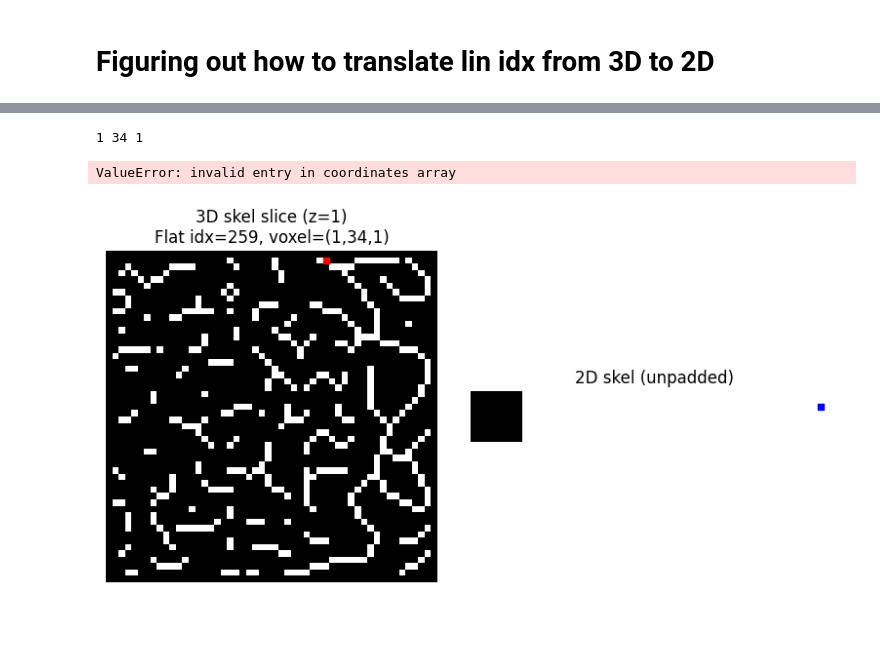
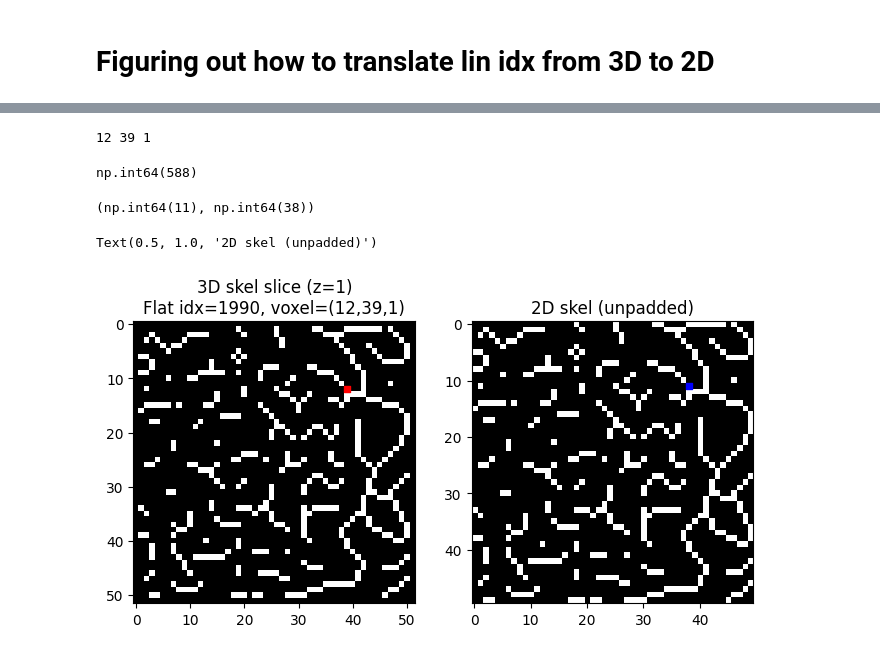
Before and after one commit to Open-Research-Tools-for-Ophthalmology/octava, a Jupyter notebook: code/Skeletonization/current_work/final.ipynb, the cells around one changed output, grey strips where cells are left out. Saved outputs shown, nothing was run; the diff lists cells and outputs as text; code cells hidden in the pictures; blank space fills up the shorter version.

```diff
--- a/code/Skeletonization/current_work/final.ipynb
+++ b/code/Skeletonization/current_work/final.ipynb
@@ -308,12 +287,8 @@ ex_indices = node[2].nodes_idx
 # %%
-x, y, z = np.unravel_index(259, skel_padded.shape) # padded dimensions (3D skel)
+x, y, z = np.unravel_index(1990, skel_padded.shape) # padded dimensions (3D skel)
 print(x, y, z)
 x, y, z = x - 1, y - 1, z - 1
-np.ravel_multi_index((x, y, z), skel.shape) # unpadded dimensions (2D skel)
+np.ravel_multi_index((x, y, z), (skel.shape[0], skel.shape[0], 1)) # unpadded dimensions (2D skel)
 # %% [output]
-1 34 1
+12 39 1
-ValueError: invalid entry in coordinates array
+np.int64(588)
-# %%
-plot_voxel_index_mapping(skel_padded, skel, 259)
-# %% [output]
-[figure, removed]
@@ -321,0 +295,18 @@ y, x, z = np.unravel_index(2374, skel_padded.shape)
+# %%
+np.unravel_index(588, skel.shape)
+# %% [output]
+(np.int64(11), np.int64(38))
+# %%
+fig, axs = plt.subplots(1, 2, figsize=(8, 4))
+y, x, z = np.unravel_index(1990, skel_padded.shape)
+axs[0].imshow(skel_padded[:, :, 1], cmap='gray', origin='upper')
+axs[0].scatter(x, y, color='red', s=20, marker='s')
+axs[0].set_title(f"3D skel slice (z={z})\nFlat idx={1990}, voxel=({y},{x},{z})")
+
+
+axs[1].imshow(skel, cmap='gray', origin='upper')
+axs[1].scatter(38, 11, color='blue', s=20, marker='s')
+axs[1].set_title("2D skel (unpadded)")
+# %% [output]
+Text(0.5, 1.0, '2D skel (unpadded)')
+[figure, added]
```
Also changed, not shown: parts of 9 cells of this notebook, 1 other file.
